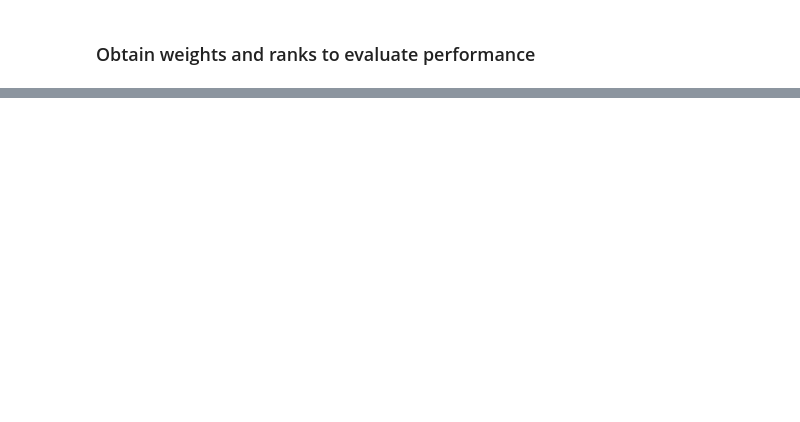
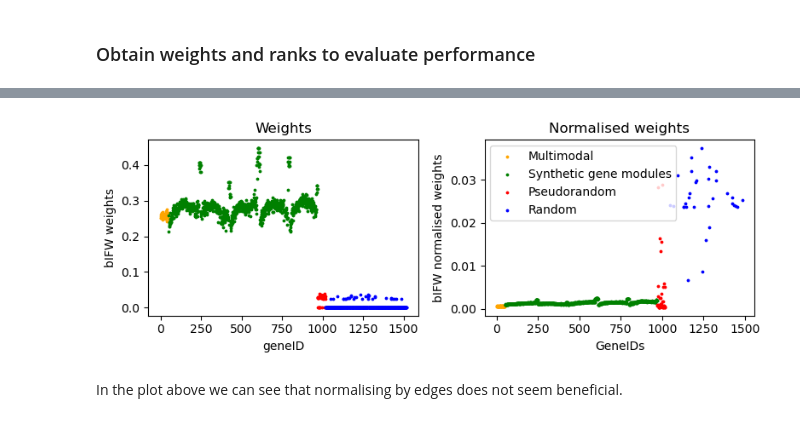
Before and after one commit to sgb67/ifw, a Jupyter notebook: bIFW_updated.ipynb, the cells around one changed output, grey strips where cells are left out. Cells and saved outputs as stored; diff of their text form; code cells hidden in the pictures; blank space fills up the shorter version.

```diff
--- a/bIFW_updated.ipynb
+++ b/bIFW_updated.ipynb
@@ -490,0 +539,35 @@ weights = weights_IFW(omega_matrix, chip_masked)
+# %%
+# we can also plot it based on the ground truth of synthetic gene class
+    # this will be dataset-specific
+fig, axs = plt.subplots(1, 2, figsize=(8, 3))  # 1 row, 2 columns
+geneIDs = np.arange(chip_masked.shape[0])
+
+# First scatter plot
+axs[0].scatter(geneIDs[0:50], np.absolute(weights[0:50]), color='orange', s = 3, alpha = 1, label = r'Multimodal')
+axs[0].scatter(geneIDs[50:969], np.absolute(weights[50:969]), color='green', s = 3, alpha = 1, label = r'Synthetic gene modules')
+axs[0].scatter(geneIDs[969:1019], np.absolute(weights[969:1019]), color='red', s = 3, alpha = 1, label = r'Pseudorandom')
+axs[0].scatter(geneIDs[1019:1520], np.absolute(weights[1019:1520]), color='blue', s = 3, alpha = 1, label = r'Random')
+axs[0].set_title('Weights')
+axs[0].set_xlabel('geneID')
+axs[0].set_ylabel('bIFW weights')
+
+
+# Second scatter plot
+axs[1].scatter(geneIDs[0:50], np.absolute(n_weights[0:50]), color='orange', s = 3, alpha = 1, label = r'Multimodal')
+axs[1].scatter(geneIDs[50:969], np.absolute(n_weights[50:969]), color='green', s = 3, alpha = 1, label = r'Synthetic gene modules')
+axs[1].scatter(geneIDs[969:1019], np.absolute(n_weights[969:1019]), color='red', s = 3, alpha = 1, label = r'Pseudorandom')
+axs[1].scatter(geneIDs[1019:1520], np.absolute(n_weights[1019:1520]), color='blue', s = 3, alpha = 1, label = r'Random')
+#axs[0,1].plot(x, y, linestyle='--', color='b', linewidth=2)
+#ax1.axhline(y=threshold, color='r', linestyle='--', linewidth=2)
+#ax1.axvline(x=0, color='black', linestyle='--', linewidth=2)
+axs[1].set_title('Normalised weights')
+axs[1].set_xlabel('GeneIDs')
+axs[1].set_ylabel('bIFW normalised weights')
+axs[1].legend()
+# Adjust layout to prevent overlap
+plt.tight_layout()
+plt.show()
+# %% [output]
+[figure, added]
+# %% [markdown]
+In the plot above we can see that normalising by edges does not seem beneficial.
```
Also changed, not shown: parts of 7 cells of this notebook, 1 other file.
